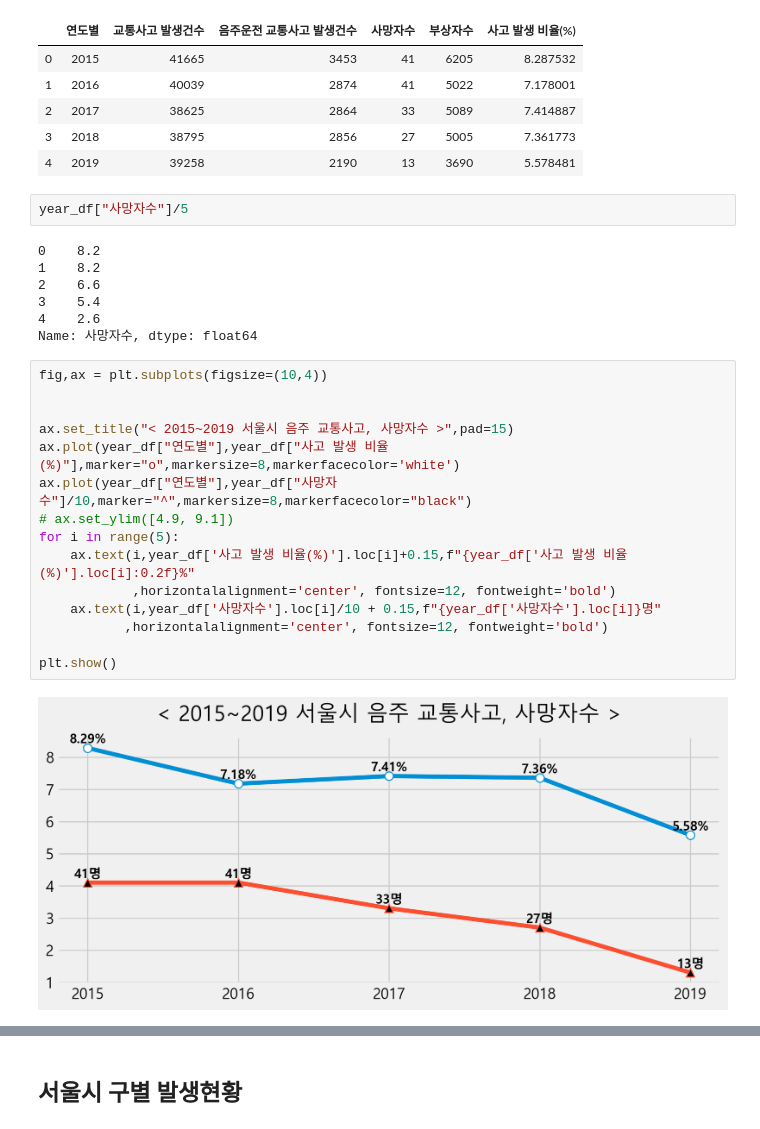
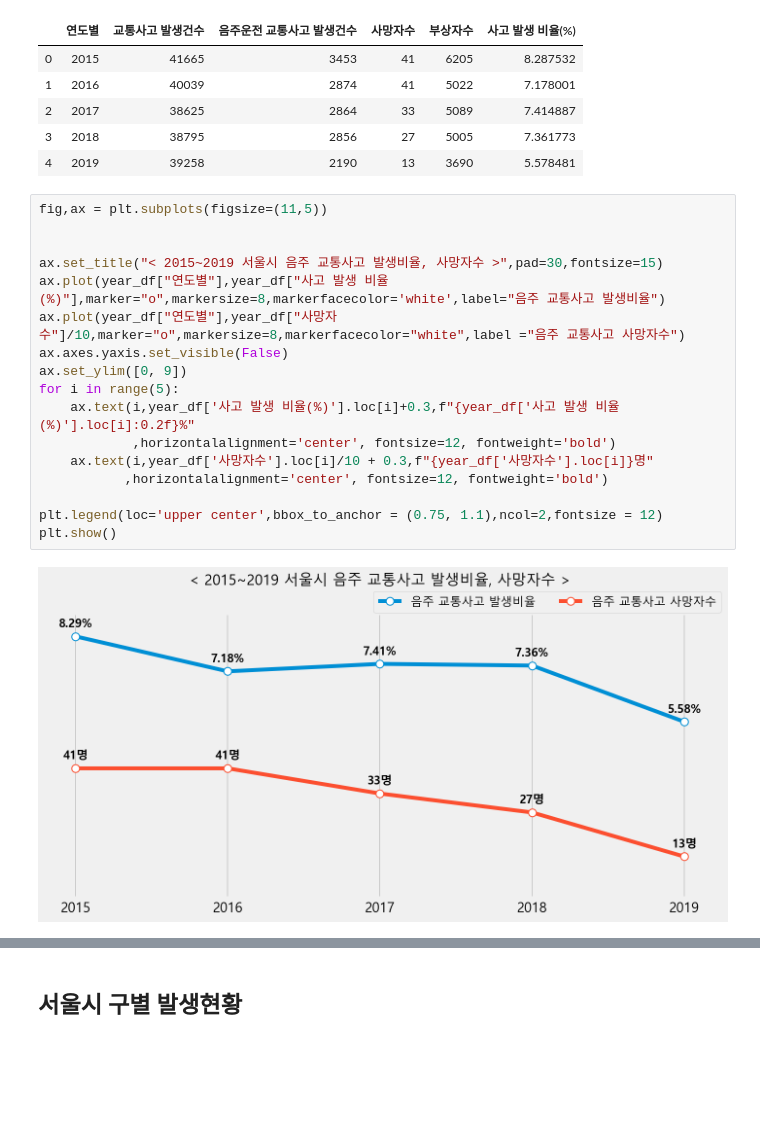
Before and after one commit to jeonprize/Accident, a Jupyter notebook: acl_accident.ipynb, the cells around one changed output, grey strips where cells are left out. Drawn from its saved outputs; the diff is of its cells as text; blank space fills up the shorter version.

```diff
--- a/acl_accident.ipynb
+++ b/acl_accident.ipynb
@@ -59,29 +74,22 @@ year_df
 | 2 | 2017 | 38625 | 2864 | 33 | 5089 | 7.414887 |
 | 3 | 2018 | 38795 | 2856 | 27 | 5005 | 7.361773 |
 | 4 | 2019 | 39258 | 2190 | 13 | 3690 | 5.578481 |
-# %%
-year_df["사망자수"]/5
-# %% [output]
-0    8.2
-1    8.2
-2    6.6
-3    5.4
-4    2.6
-Name: 사망자수, dtype: float64
 # %%
-fig,ax = plt.subplots(figsize=(10,4))
+fig,ax = plt.subplots(figsize=(11,5))
 
 
-ax.set_title("< 2015~2019 서울시 음주 교통사고, 사망자수 >",pad=15)
-ax.plot(year_df["연도별"],year_df["사고 발생 비율(%)"],marker="o",markersize=8,markerfacecolor='white')
-ax.plot(year_df["연도별"],year_df["사망자수"]/10,marker="^",markersize=8,markerfacecolor="black")
-# ax.set_ylim([4.9, 9.1])
+ax.set_title("< 2015~2019 서울시 음주 교통사고 발생비율, 사망자수 >",pad=30,fontsize=15)
+ax.plot(year_df["연도별"],year_df["사고 발생 비율(%)"],marker="o",markersize=8,markerfacecolor='white',label="음주 교통사고 발생비율")
+ax.plot(year_df["연도별"],year_df["사망자수"]/10,marker="o",markersize=8,markerfacecolor="white",label ="음주 교통사고 사망자수")
+ax.axes.yaxis.set_visible(False)
+ax.set_ylim([0, 9])
 for i in range(5):
-    ax.text(i,year_df['사고 발생 비율(%)'].loc[i]+0.15,f"{year_df['사고 발생 비율(%)'].loc[i]:0.2f}%"
+    ax.text(i,year_df['사고 발생 비율(%)'].loc[i]+0.3,f"{year_df['사고 발생 비율(%)'].loc[i]:0.2f}%"
             ,horizontalalignment='center', fontsize=12, fontweight='bold')
-    ax.text(i,year_df['사망자수'].loc[i]/10 + 0.15,f"{year_df['사망자수'].loc[i]}명"
+    ax.text(i,year_df['사망자수'].loc[i]/10 + 0.3,f"{year_df['사망자수'].loc[i]}명"
            ,horizontalalignment='center', fontsize=12, fontweight='bold')
 
+plt.legend(loc='upper center',bbox_to_anchor = (0.75, 1.1),ncol=2,fontsize = 12)
 plt.show()
 # %% [output]
-[figure, old version]
+[figure, new version]
```
Also changed, not shown: parts of 22 cells of this notebook.
